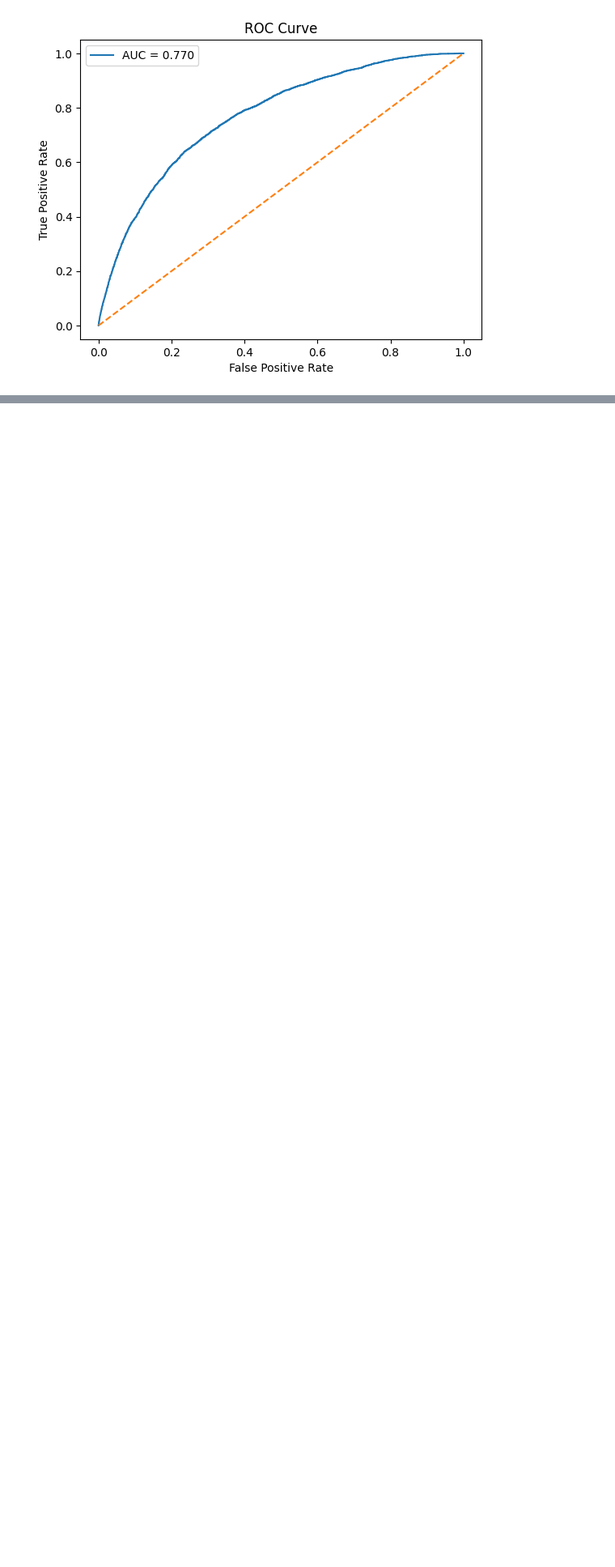
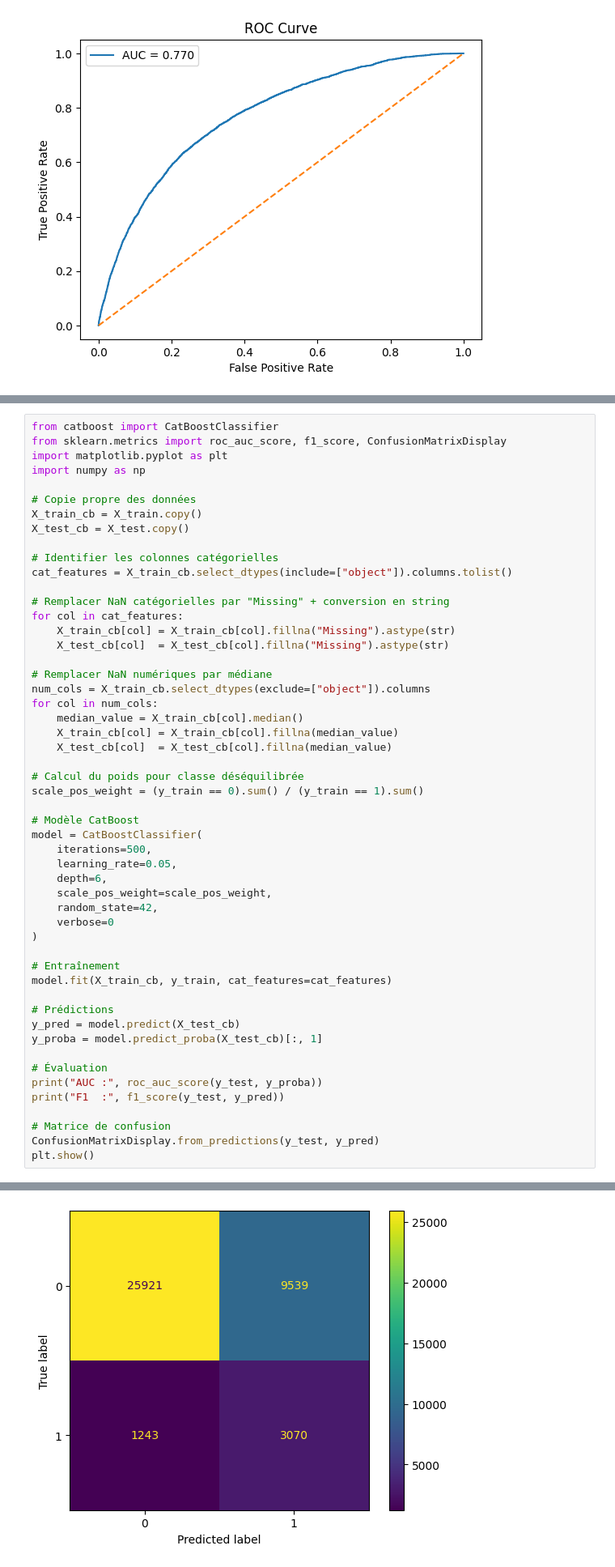
Before and after one commit to kellybourbon2/Alptis-churn-prediction, a Jupyter notebook: Models.ipynb, the cells around one changed output, grey strips where cells are left out. Shown at 81% size. Saved outputs shown, nothing was run; the diff lists cells and outputs as text; blank space fills up the shorter version.

Commit message:
Models

```diff
--- a/Models.ipynb
+++ b/Models.ipynb
@@ -689,0 +714,53 @@ plt.show()
+# %%
+from catboost import CatBoostClassifier
+from sklearn.metrics import roc_auc_score, f1_score, ConfusionMatrixDisplay
+import matplotlib.pyplot as plt
+import numpy as np
+
+# Copie propre des données
+X_train_cb = X_train.copy()
+X_test_cb = X_test.copy()
+
+# Identifier les colonnes catégorielles
+cat_features = X_train_cb.select_dtypes(include=["object"]).columns.tolist()
+
+# Remplacer NaN catégorielles par "Missing" + conversion en string
+for col in cat_features:
+    X_train_cb[col] = X_train_cb[col].fillna("Missing").astype(str)
+    X_test_cb[col]  = X_test_cb[col].fillna("Missing").astype(str)
+
+# Remplacer NaN numériques par médiane
+num_cols = X_train_cb.select_dtypes(exclude=["object"]).columns
+for col in num_cols:
+    median_value = X_train_cb[col].median()
+    X_train_cb[col] = X_train_cb[col].fillna(median_value)
+    X_test_cb[col]  = X_test_cb[col].fillna(median_value)
+
+# Calcul du poids pour classe déséquilibrée
+scale_pos_weight = (y_train == 0).sum() / (y_train == 1).sum()
+
+# Modèle CatBoost
+model = CatBoostClassifier(
+    iterations=500,
+    learning_rate=0.05,
+    depth=6,
+    scale_pos_weight=scale_pos_weight,
+    random_state=42,
+    verbose=0
+)
+
+# Entraînement
+model.fit(X_train_cb, y_train, cat_features=cat_features)
+
+# Prédictions
+y_pred = model.predict(X_test_cb)
+y_proba = model.predict_proba(X_test_cb)[:, 1]
+
+# Évaluation
+print("AUC :", roc_auc_score(y_test, y_proba))
+print("F1  :", f1_score(y_test, y_pred))
+
+# Matrice de confusion
+ConfusionMatrixDisplay.from_predictions(y_test, y_pred)
+plt.show()
+# %% [output]
@@ -689,0 +769 @@ plt.show()
+[figure, added]
```
Also changed, not shown: parts of 19 cells of this notebook, 4 other files.
